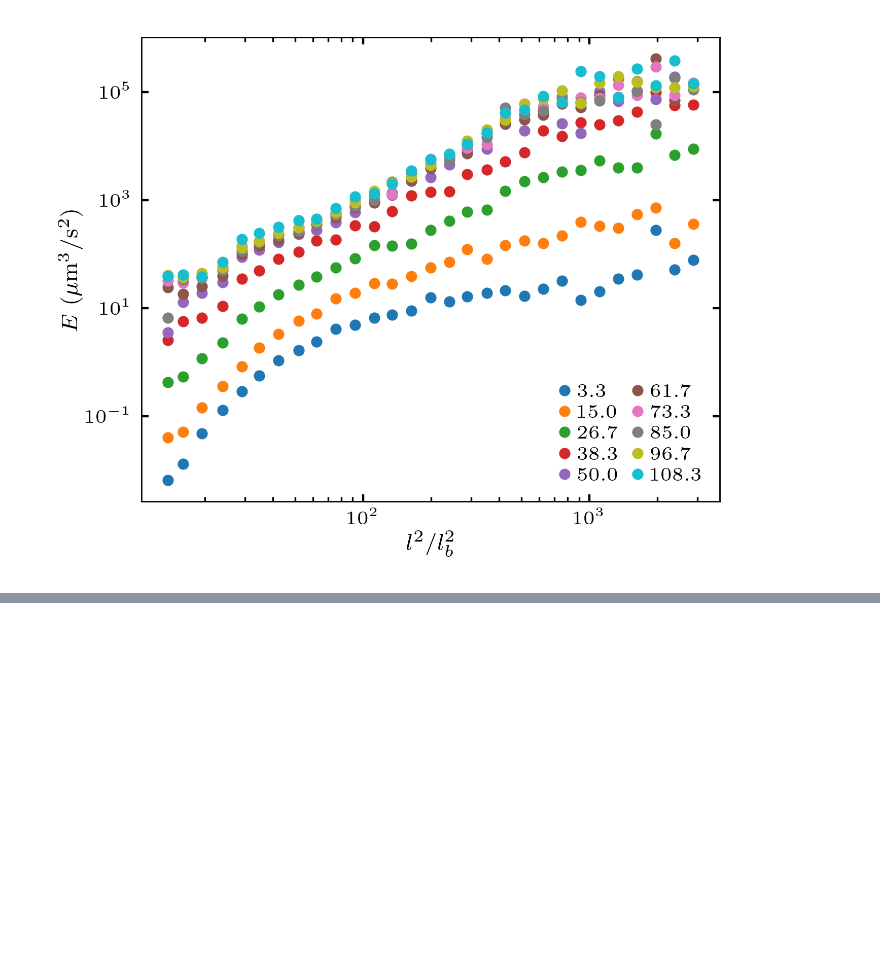
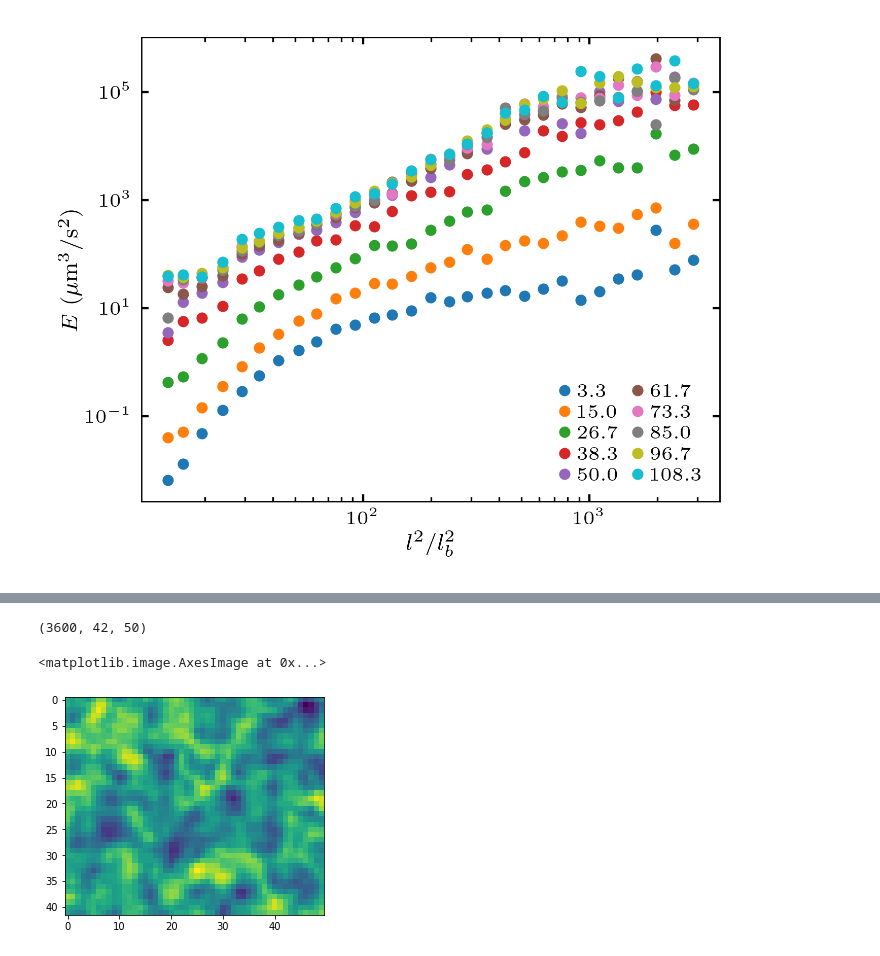
Before and after one commit to ZLoverty/Python, a Jupyter notebook: Correlation/src/fig-5_energy-spectrum.ipynb, the cells around one changed output, grey strips where cells are left out. Cells and saved outputs as stored; diff of their text form; code cells hidden in the pictures; blank space fills up the shorter version.

```diff
--- a/Correlation/src/fig-5_energy-spectrum.ipynb
+++ b/Correlation/src/fig-5_energy-spectrum.ipynb
@@ -49,8 +49,8 @@ from log import experiment_log
 <font color='red'>**CHECK AND RUN THE BLOCK BELOW TO INITIATE ESSENTIAL VARIABLES**</font>
 # %%
 color_dict, marker_list = unified_symbols() # keep color and symbol consistent across different plot, for same concentrations
-data_master_dir = r'I:\Google Drive' # data folder: Google drive for now, but may change in the future
-tm.prl('1-column-2-panel') # control the default plotting configurations, now I realize the parameters should vary from plot to plot
+data_master_dir = '/home/zhengyang/data/DF' # data folder: Google drive for now, but may change in the future
+# tm.prl('1-column-2-panel') # control the default plotting configurations, now I realize the parameters should vary from plot to plot
 log_df = experiment_log()
 n0_to_vf = 0.08 # n0 to volume fraction
 # %% [output]
@@ -728,0 +732,13 @@ plt.tight_layout()
+# %%
+folder = os.path.join(data_master_dir, '08032020', 'small_imseq', '01')
+stack = np.load(os.path.join(folder, 'stack.npy'))
+stack.shape
+# %% [output]
+(3600, 42, 50)
+# %%
+rho = stack[3000, :, :]
+drho = rho - rho.mean()
+plt.imshow(drho)
+# %% [output]
+<matplotlib.image.AxesImage at 0x...>
+[figure, added]
```
Also changed, not shown: parts of 2 cells of this notebook.
